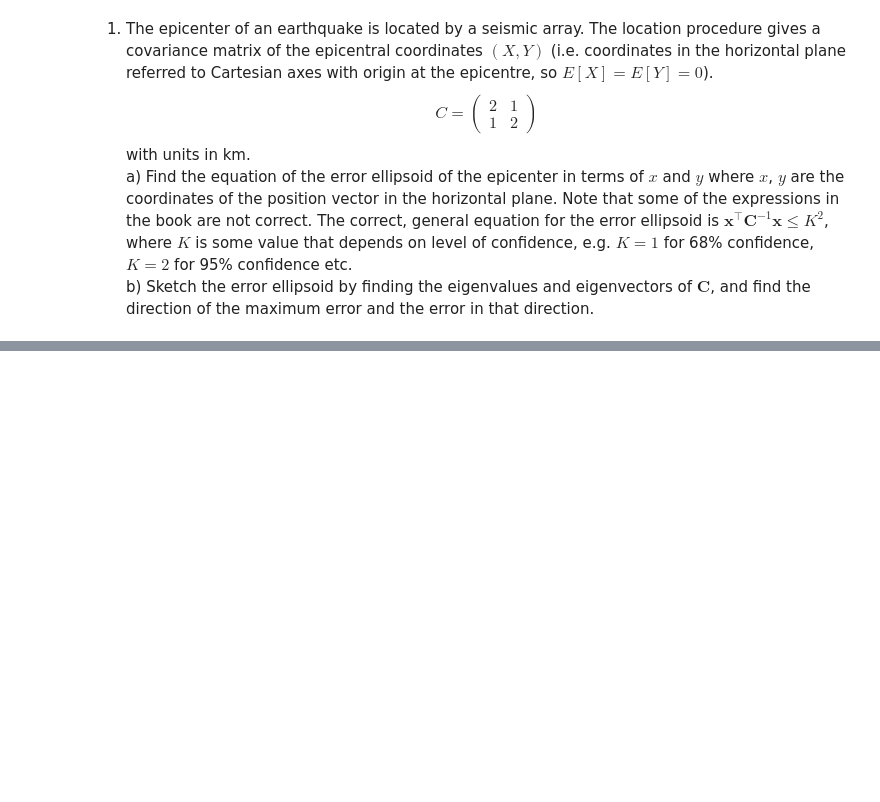
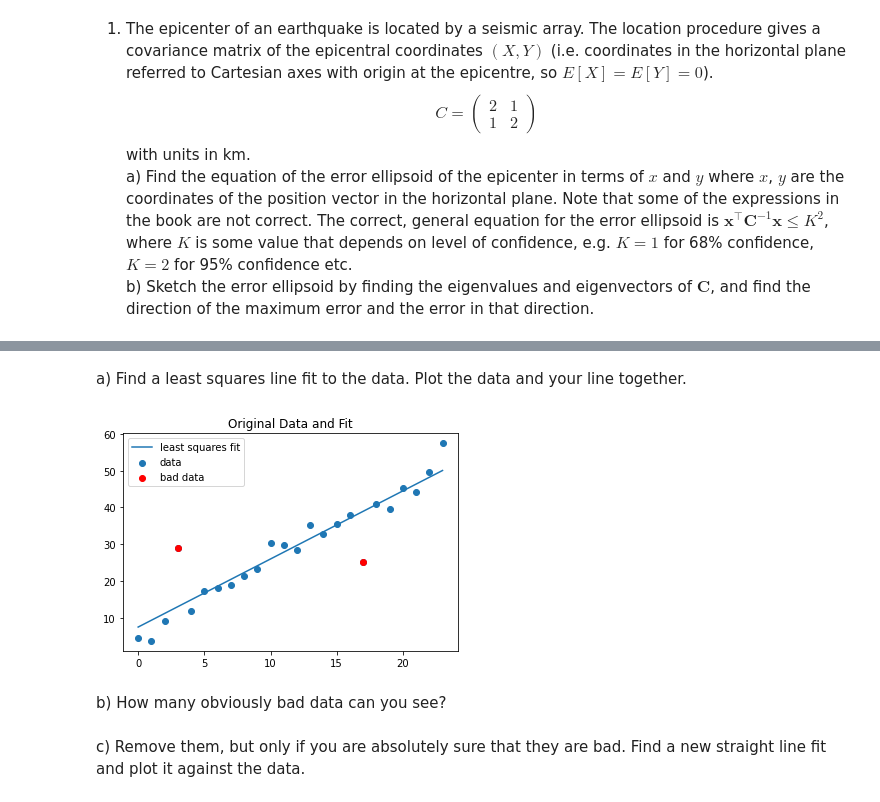
Before and after one commit to phaustin/EOSC354, a Jupyter notebook: Assignment11/Assignment11.ipynb, the cells around one changed output, grey strips where cells are left out. Cells and saved outputs as stored; diff of their text form; code cells hidden in the pictures; blank space fills up the shorter version.

```diff
--- a/Assignment11/Assignment11.ipynb
+++ b/Assignment11/Assignment11.ipynb
@@ -73,0 +73,40 @@ e) Now can you see any bad data? If not, construct the weighted residual vector
+# %% [markdown]
+a) Find a least squares line fit to the data. Plot the data and your line together.
+# %%
+import csv
+
+sig = []
+x = []
+y = []
+
+with open('prac3.csv', newline='') as File:
+    reader = csv.reader(File)
+    next(reader)
+    for row in reader:
+        sig = np.append(sig, [float(row[0])])
+        x = np.append(x, [float(row[1])])
+        y = np.append(y, [float(row[2])])
+
+###QUESTION 2A
+
+A = []
+for i in x:
+    A.append([i, 1])
+
+normalEquationsMatrix = np.matmul(np.transpose(A), A)
+ATy = np.matmul(np.transpose(A), y)
+m = np.matmul(np.linalg.inv(normalEquationsMatrix), ATy)
+
+plt.plot(x, m[0]*x + m[1])
+plt.scatter(x, y)
+plt.scatter(x[3], y[3], color = 'red')
+plt.scatter(x[17], y[17], color = 'red')
+plt.legend(["least squares fit", "data", "bad data"])
+plt.title("Original Data and Fit")
+plt.show()
+# %% [output]
+[figure, added]
+# %% [markdown]
+b) How many obviously bad data can you see?
+# %% [markdown]
+c) Remove them, but only if you are absolutely sure that they are bad. Find a new straight line fit and plot it against the data.
```
Also changed, not shown: parts of 9 cells of this notebook, 10 other files.
